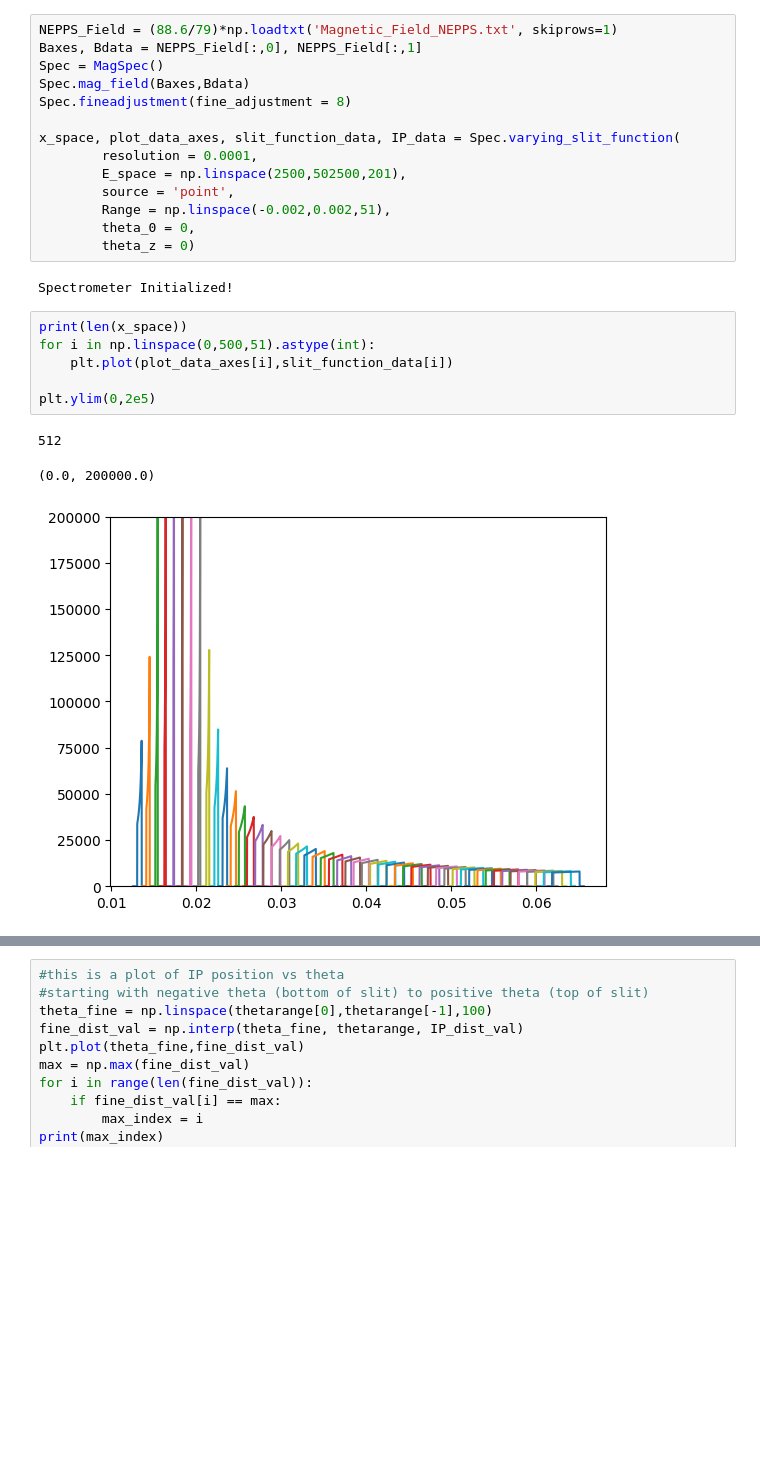
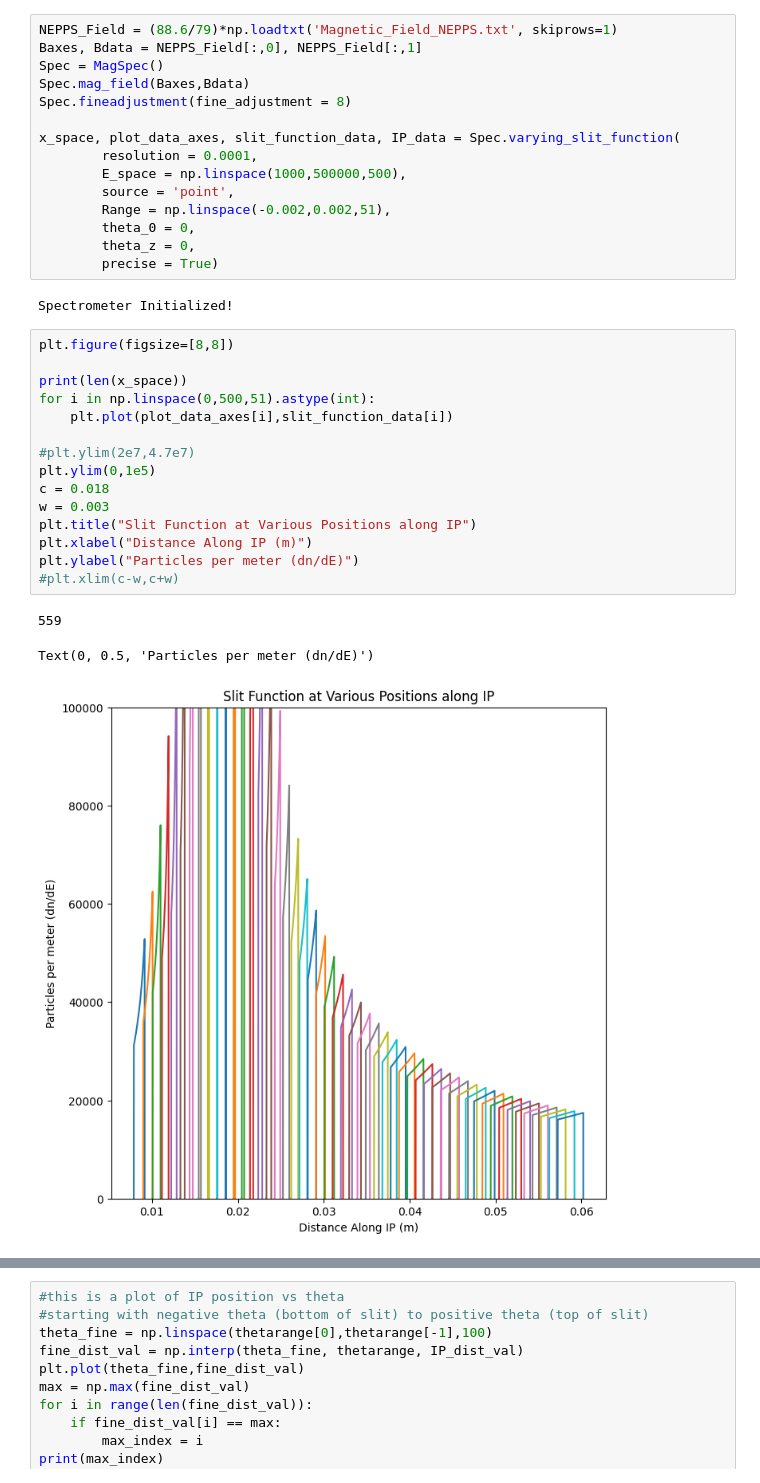
Before and after one commit to Schaeffer-Lab/Dec-2024-Shock-Data, a Jupyter notebook: Class_MagSpec.ipynb, the cells around one changed output, grey strips where cells are left out. Cells and saved outputs as stored; diff of their text form; blank space fills up the shorter version.

```diff
--- a/Class_MagSpec.ipynb
+++ b/Class_MagSpec.ipynb
@@ -1268,23 +1583,33 @@ Spec.fineadjustment(fine_adjustment = 8)
 
 x_space, plot_data_axes, slit_function_data, IP_data = Spec.varying_slit_function(
         resolution = 0.0001,
-        E_space = np.linspace(2500,502500,201),
+        E_space = np.linspace(1000,500000,500),
         source = 'point',
         Range = np.linspace(-0.002,0.002,51),
         theta_0 = 0,
-        theta_z = 0)
+        theta_z = 0,
+        precise = True)
 # %% [output]
 Spectrometer Initialized!
 # %%
+plt.figure(figsize=[8,8])
+
 print(len(x_space))
 for i in np.linspace(0,500,51).astype(int):
     plt.plot(plot_data_axes[i],slit_function_data[i])
 
-plt.ylim(0,2e5)
+#plt.ylim(2e7,4.7e7)
+plt.ylim(0,1e5)
+c = 0.018
+w = 0.003
+plt.title("Slit Function at Various Positions along IP")
+plt.xlabel("Distance Along IP (m)")
+plt.ylabel("Particles per meter (dn/dE)")
+#plt.xlim(c-w,c+w)
 # %% [output]
-512
+559
-(0.0, 200000.0)
+Text(0, 0.5, 'Particles per meter (dn/dE)')
-[figure, old version]
+[figure, new version]
 # %%
 def linear_particle_density(IP_dist_val):
     max = np.max(IP_dist_val)
```
Also changed, not shown: parts of 5 cells of this notebook.
